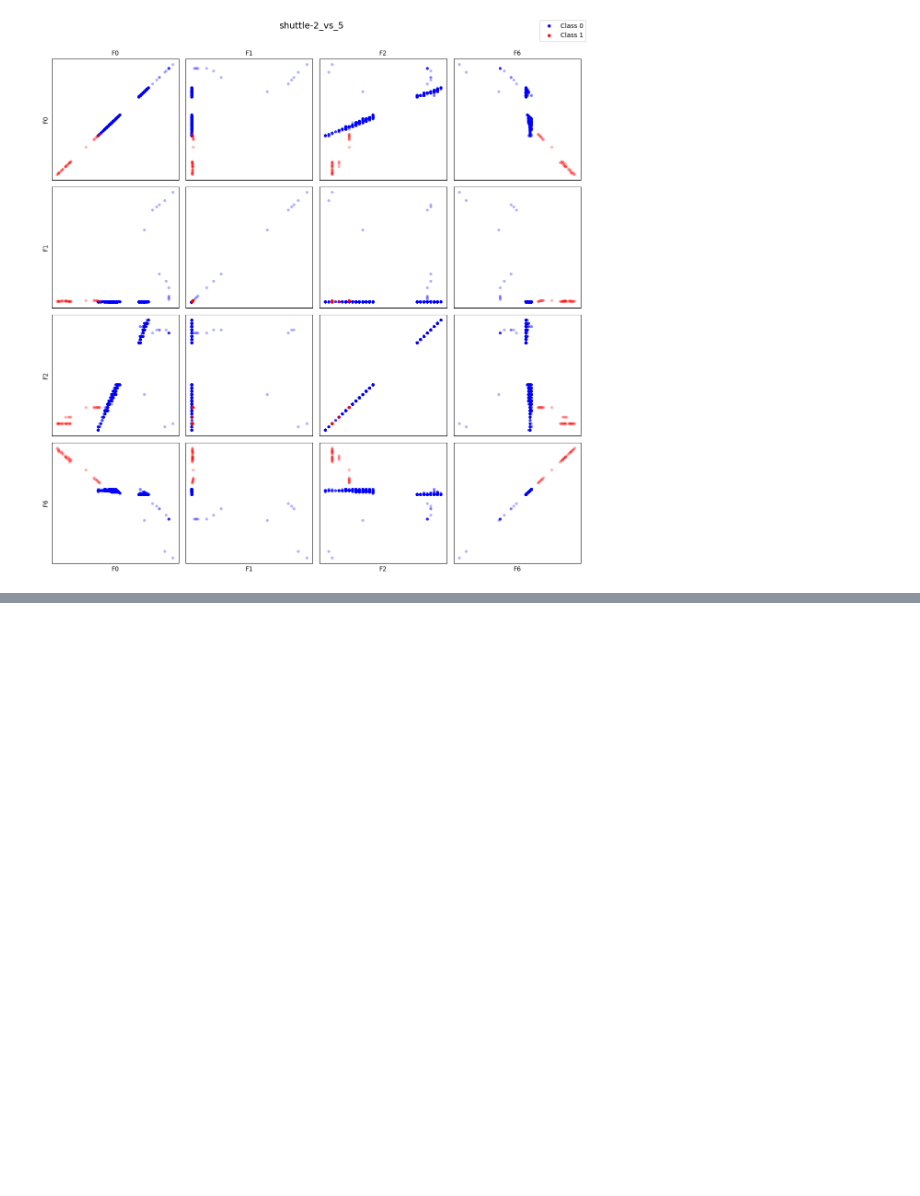
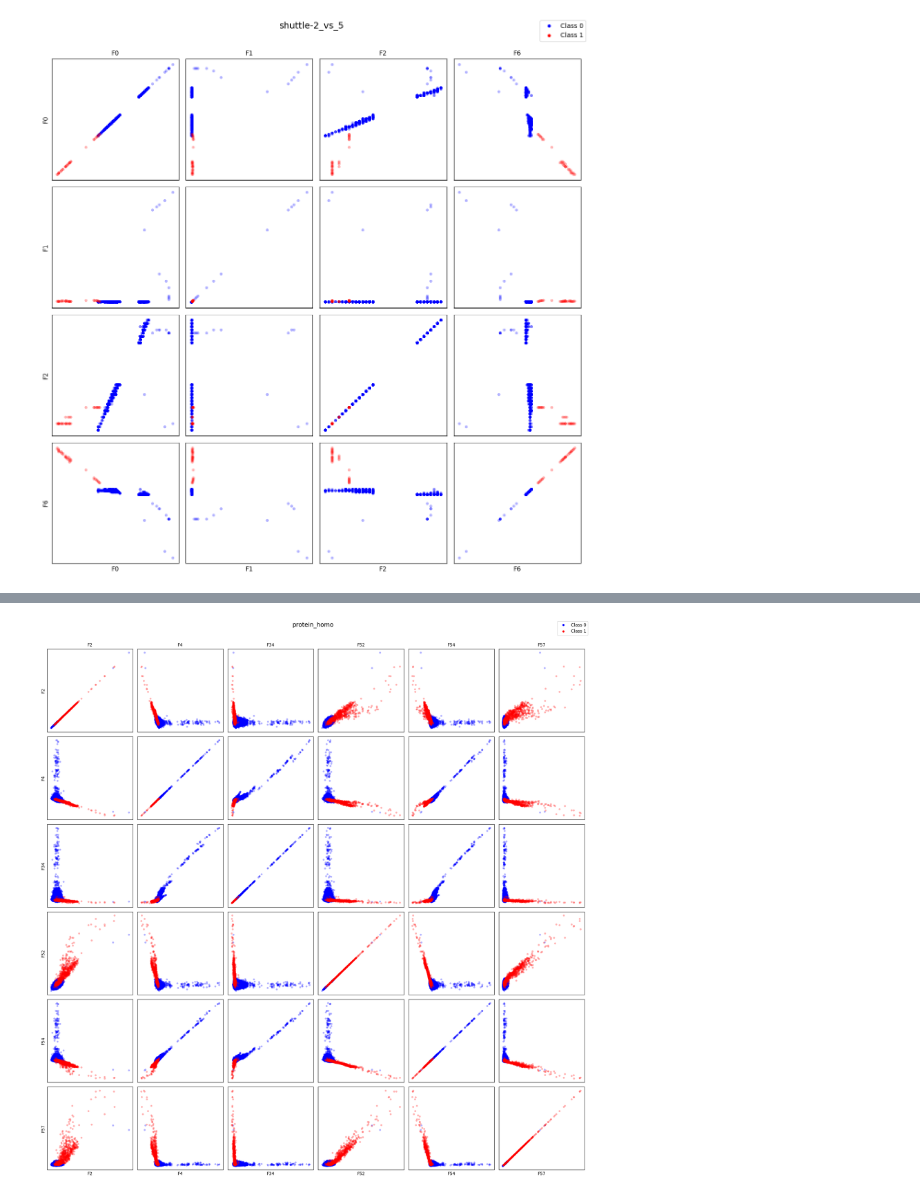
Before and after one commit to ankitlade12/resampling-experiments, a Jupyter notebook: notebooks/datasets-with-perfect-separation.ipynb, the cells around one changed output, grey strips where cells are left out. Saved outputs shown, nothing was run; the diff lists cells and outputs as text; code cells hidden in the pictures; blank space fills up the shorter version.

```diff
--- a/notebooks/datasets-with-perfect-separation.ipynb
+++ b/notebooks/datasets-with-perfect-separation.ipynb
@@ -186,0 +218,46 @@ libras_move: no good features, skipping.
+# %%
+for dataset in datasets:
+    X_train, X_test, y_train, y_test = load_dataset(dataset)
+
+    # find good features
+    good_features = []
+    for j in range(X_train.shape[1]):
+        col = X_train.iloc[:, j] if hasattr(X_train, "iloc") else X_train[:, j]
+        auc = roc_auc_score(y_train, col)
+        auc = max(auc, 1 - auc)
+        if auc >= threshold:
+            feat_name = X_train.columns[j] if hasattr(X_train, "columns") else j
+            good_features.append((feat_name, round(auc, 3)))
+    if not good_features:
+        print(f"{dataset}: no good features, skipping.")
+        continue
+
+    # Scatter plots
+    feat_names = [f[0] for f in good_features]
+    n = len(feat_names)
+    fig, axes = plt.subplots(n, n, figsize=(n * 3, n * 3))
+    if n == 1:
+        axes = np.array([[axes]])
+    for i, fi in enumerate(feat_names):
+        for j, fj in enumerate(feat_names):
+            ax = axes[i, j]
+            for label, color in zip([0, 1], ["blue", "red"]):
+                mask = y_train == label
+                xi = X_train.iloc[mask, X_train.columns.get_loc(fi)] if hasattr(X_train, "iloc") else X_train[mask, fi]
+                xj = X_train.iloc[mask, X_train.columns.get_loc(fj)] if hasattr(X_train, "iloc") else X_train[mask, fj]
+                ax.scatter(xj, xi, c=color, edgecolor="none", alpha=0.3, s=20)
+            if i == n - 1:
+                ax.set_xlabel(f"F{fj}", fontsize=10)
+            if j == 0:
+                ax.set_ylabel(f"F{fi}", fontsize=10)
+            if i == 0:
+                ax.set_title(f"F{fj}", fontsize=10)
+            ax.tick_params(left=False, bottom=False, labelleft=False, labelbottom=False)
+    handles = [plt.Line2D([0], [0], marker="o", color="w", markerfacecolor=c, label=f"Class {l}")
+               for l, c in zip([0, 1], ["blue", "red"])]
+    fig.legend(handles=handles, loc="upper right", fontsize=10)
+    plt.suptitle(f"{dataset}", y=1.01, fontsize=14)
+    plt.tight_layout()
+    plt.show()
+# %% [output]
+[figure, added]
```
Also changed, not shown: parts of 1 cell of this notebook.
